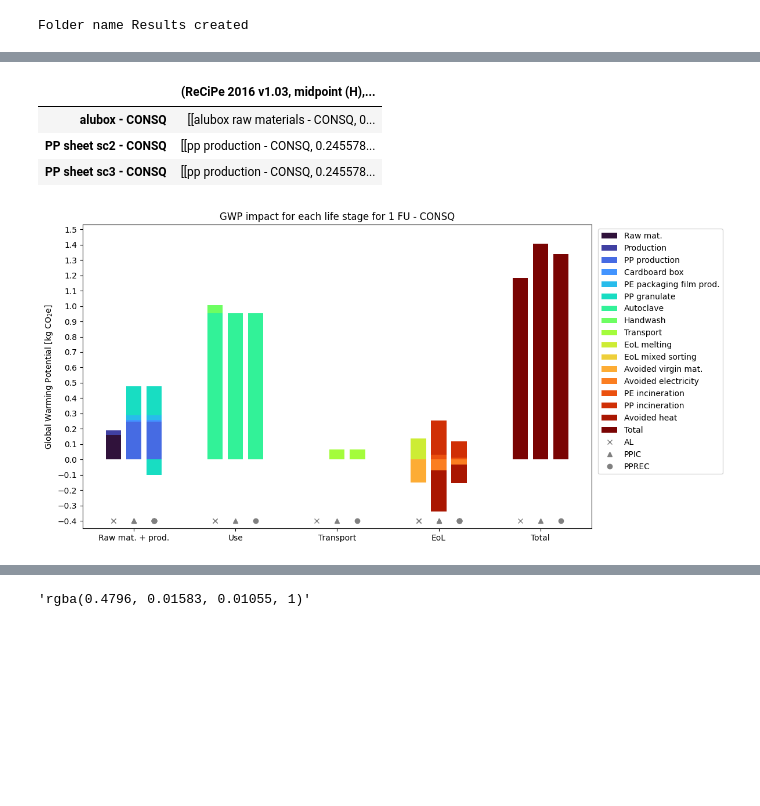
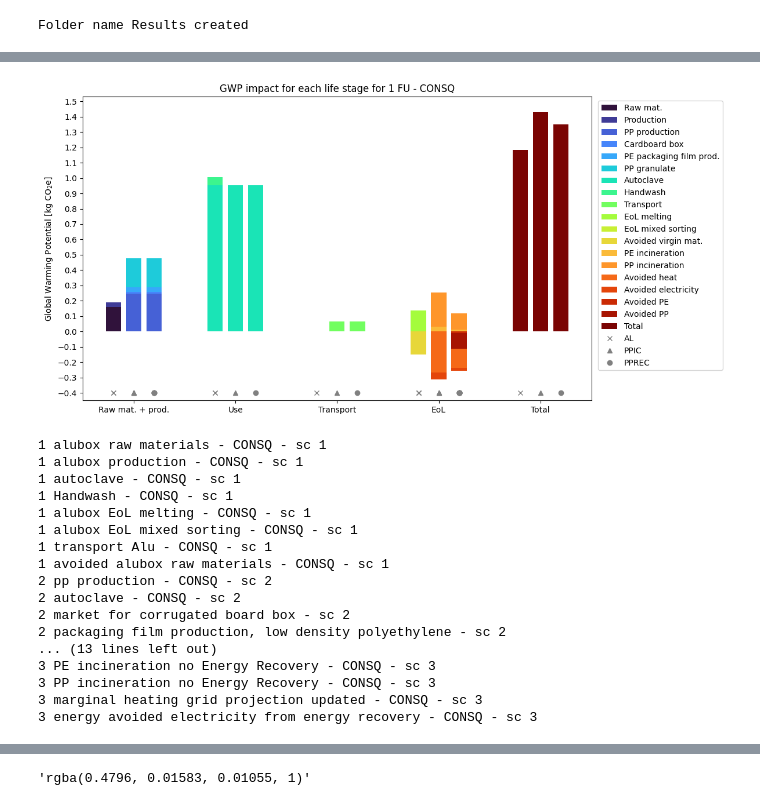
Before and after one commit to RuneWF/Single-use-vs-multi-use-in-health-care, a Jupyter notebook: Brighway/Ofir.ipynb, the cells around one changed output, grey strips where cells are left out. Drawn from its saved outputs; the diff is of its cells as text; code cells hidden in the pictures; blank space fills up the shorter version.

```diff
--- a/Brighway/Ofir.ipynb
+++ b/Brighway/Ofir.ipynb
@@ -130,27 +160,39 @@ directory = 'C:\\Users\\ruw\\Desktop\\RA\\'
 if 'recipe' not in lcia_method:
     lp.single_score_plot(directory, df_tot, colors, flow_legend, save_dir, db_type)
-# %%
-df_GWP
-# %% [output]
-|  | (ReCiPe 2016 v1.03, midpoint (H),... |
-| alubox - CONSQ | [[alubox raw materials - CONSQ, 0... |
-| PP sheet sc2 - CONSQ | [[pp production - CONSQ, 0.245578... |
-| PP sheet sc3 - CONSQ | [[pp production - CONSQ, 0.245578... |
-# %%
-# Categories definitions
-categories = ["Raw mat. + prod.", "Use", "Transport", "EoL", "Total"]
-
-category_mapping = {
-    "Raw mat. + prod.": ["PP production", "Cardboard box", "Scalpel", "Raw mat.", "Production", "PE packaging film prod.", "PP granulate"],
-    "Use": ["Autoclave", "disinfection", "Handwash", "Remanufacturing"],
-    "Transport": ["Transport"],
-    "EoL": ["PP incineration", "PE incineration", "Avoided heat", "Avoided electricity", "EoL melting", "EoL mixed sorting", "Avoided virgin mat."],
-    "Total": ["Total"]
-}
-
-lp.gwp_lc_plot(df_GWP, flow_legend, category_mapping, colors, categories, save_dir, db_type)
-# %% [output]
-[figure, removed]
+# %%
+# Categories definitions
+categories, category_mapping = lp.category_organization(database_name)
+
+lp.gwp_lc_plot(df_GWP, flow_legend, category_mapping, colors, categories, save_dir, db_type, database_name)
+# %% [output]
+[figure, added]
+# %%
+cont_idx = df_c.index
+cont_idx = list(cont_idx)
+
+for flow in range(1,len(flows)+1):
+    # flow += 1
+    for ix in cont_idx:
+        if f'{flow}' in ix:
+            print(flow, ix)
+# %% [output]
+1 alubox raw materials - CONSQ - sc 1
+1 alubox production - CONSQ - sc 1
+1 autoclave - CONSQ - sc 1
+1 Handwash - CONSQ - sc 1
+1 alubox EoL melting - CONSQ - sc 1
+1 alubox EoL mixed sorting - CONSQ - sc 1
+1 transport Alu - CONSQ - sc 1
+1 avoided alubox raw materials - CONSQ - sc 1
+2 pp production - CONSQ - sc 2
+2 autoclave - CONSQ - sc 2
+2 market for corrugated board box - sc 2
+2 packaging film production, low density polyethylene - sc 2
+... (13 lines left out)
+3 PE incineration no Energy Recovery - CONSQ - sc 3
+3 PP incineration no Energy Recovery - CONSQ - sc 3
+3 marginal heating grid projection updated - CONSQ - sc 3
+3 energy avoided electricity from energy recovery - CONSQ - sc 3
 # %%
 def node_name_update(node):
     if '- APOS - sc 1' in node:
```
Also changed, not shown: parts of 12 cells of this notebook, 11 other files.
